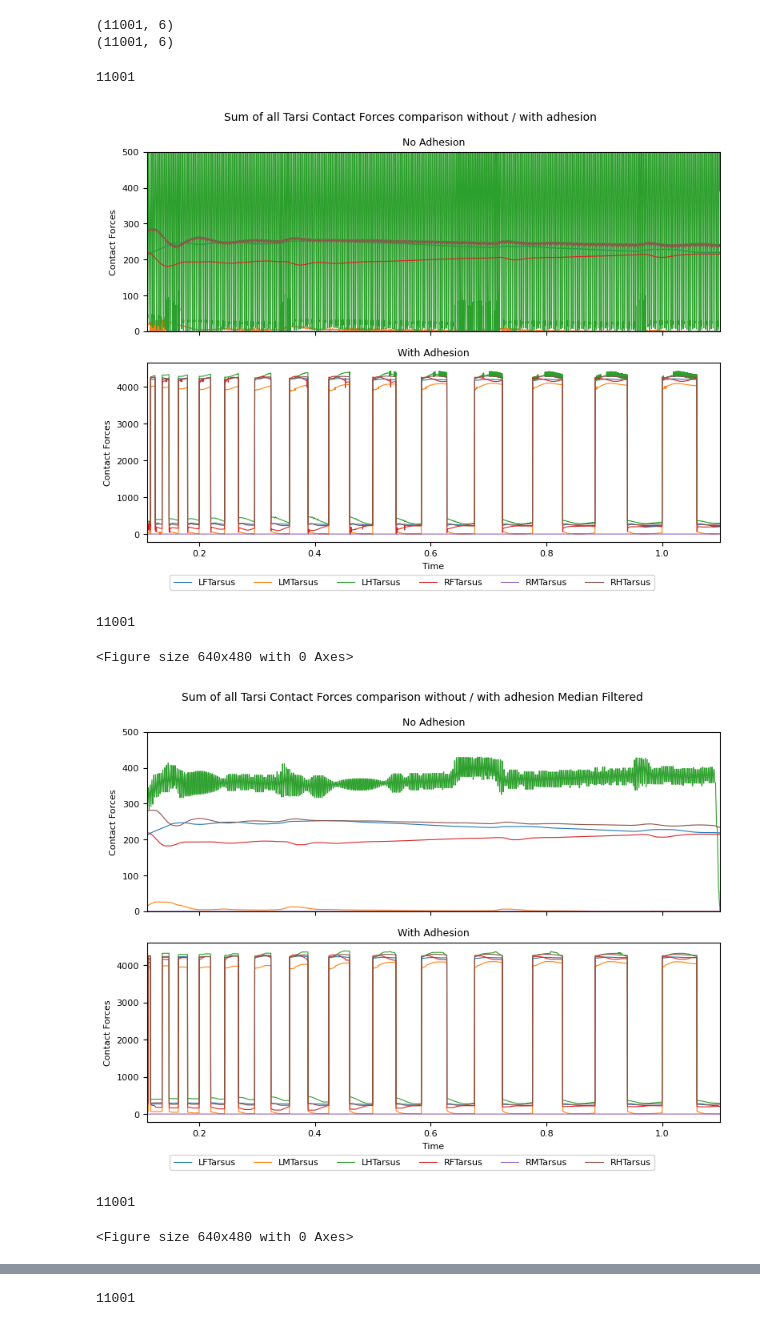
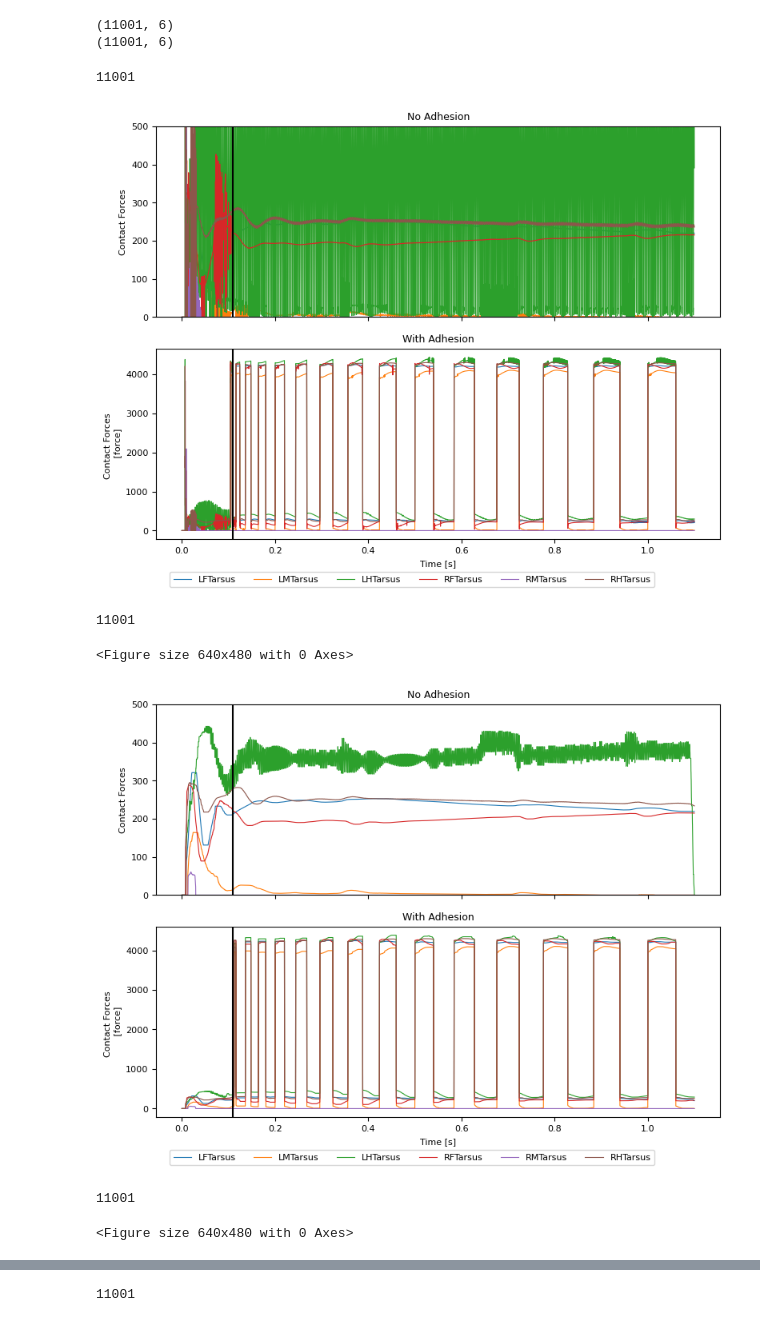
Before and after one commit to LaetiMS/flygym_adhesion-Laetitia, a Jupyter notebook: notebooks/mujoco_contact_forces.ipynb, the cells around one changed output, grey strips where cells are left out. Drawn from its saved outputs; the diff is of its cells as text; code cells hidden in the pictures.

```diff
--- a/notebooks/mujoco_contact_forces.ipynb
+++ b/notebooks/mujoco_contact_forces.ipynb
@@ -204,14 +204,18 @@ def plot_contact_forces_comparison(obs_list_simulation_noADH, obs_list_simulatio
     ax1.tick_params(labelsize=8)
     ax1.set_ylim(0, 500)
     ax1.set_title("No Adhesion", fontsize = 9)
+    ax1.axvline(time_simulation[-1] * 0.1, color = 'black')
+
 
 
     # Plot data from the second simulation on the second subplot
     ax2.plot(time_simulation, medfilt(contact_forces_simulation_adhesion, (window_size_medfilt, 1)), linewidth = 0.8)
-    ax2.set_xlabel('Time',fontsize = 8)
-    ax2.set_ylabel('Contact Forces',fontsize = 8)
+    ax2.set_xlabel('Time [s]',fontsize = 8)
+    ax2.set_ylabel('Contact Forces \n [force]',fontsize = 8)
     ax2.tick_params(labelsize=8)
-    ax2.set_xlim(time_simulation[-1] * 0.1, time_simulation[-1])
+    #ax2.set_xlim(time_simulation[-1] * 0.1, time_simulation[-1])
+    ax2.axvline(time_simulation[-1] * 0.1, color = 'black')
+
     ax2.set_title("With Adhesion", fontsize = 9)
 
 
@@ -226,8 +230,6 @@ def plot_contact_forces_comparison(obs_list_simulation_noADH, obs_list_simulatio
         fig.suptitle(f'Sum of all Tarsi Contact Forces comparison without / with adhesion {text_medfilt}', fontsize = 10)
     else:
         fig.suptitle(f'Contact Forces on Tarsi 5 comparison without / with adhesion {text_medfilt}',fontsize = 10)
-
-
     plt.tight_layout()
 
     fig = plt.gcf()
@@ -273,38 +275,39 @@ def plot_contact_forces(obs_list_simulation, bool_sum_of_allTarsi = False, windo
     plt.ylabel('Contact Forces', fontsize=8)
     plt.tick_params(labelsize=8)
     plt.ylim(0, 500)
+
     if bool_sum_of_allTarsi:
         plt.title(f'Sum of all Tarsi Contact Forces {text_medfilt}', fontsize=9)
     else:
         plt.title(f'Contact Forces on Tarsi 5 {text_medfilt}', fontsize=9)
 
 
     # Create a common legend outside the subplots
     fig.legend(labels=tarsi, loc='center', ncol=len(tarsi), bbox_to_anchor=(0.5, 0), fontsize=8)
     plt.tight_layout()
 
     fig = plt.gcf()
     plt.show()
     plt.draw()
 
     #to save:
     save_path = Path('notebooks/ContactForcesFigures',f'contact_force_{text_path}_{text_medfilt.replace(" ","")}.png')
     fig.savefig(save_path)
 
 
 #plot
 plot_contact_forces_comparison(obs_list_simulation1,obs_list_simulation2, bool_sum_of_allTarsi=True)
 plot_contact_forces_comparison(obs_list_simulation1,obs_list_simulation2,bool_sum_of_allTarsi=True, window_size_medfilt= 201)
 plot_contact_forces_comparison(obs_list_simulation1,obs_list_simulation2,bool_sum_of_allTarsi=False)
 plot_contact_forces_comparison(obs_list_simulation1,obs_list_simulation2,bool_sum_of_allTarsi=False, window_size_medfilt= 201)
 
 
 plot_contact_forces(obs_list_simulation1,bool_sum_of_allTarsi=True, window_size_medfilt=201)
 # %% [output]
 11001
-[figure, old version]
+[figure, new version]
 11001
 <Figure size 640x480 with 0 Axes>
-[figure, old version]
+[figure, new version]
 11001
 <Figure size 640x480 with 0 Axes>
```
Also changed, not shown: parts of 1 cell of this notebook, 8 other files.
